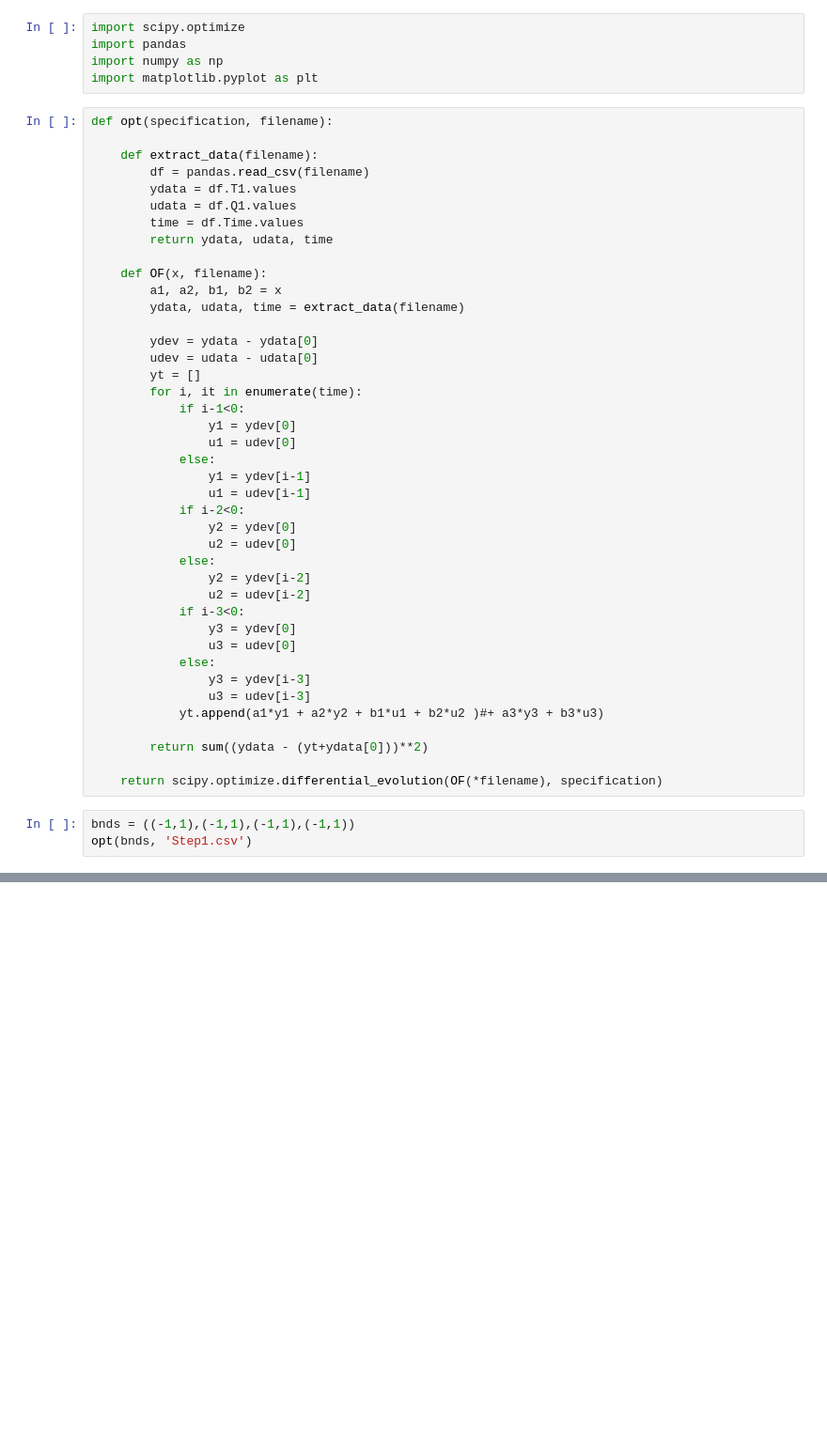
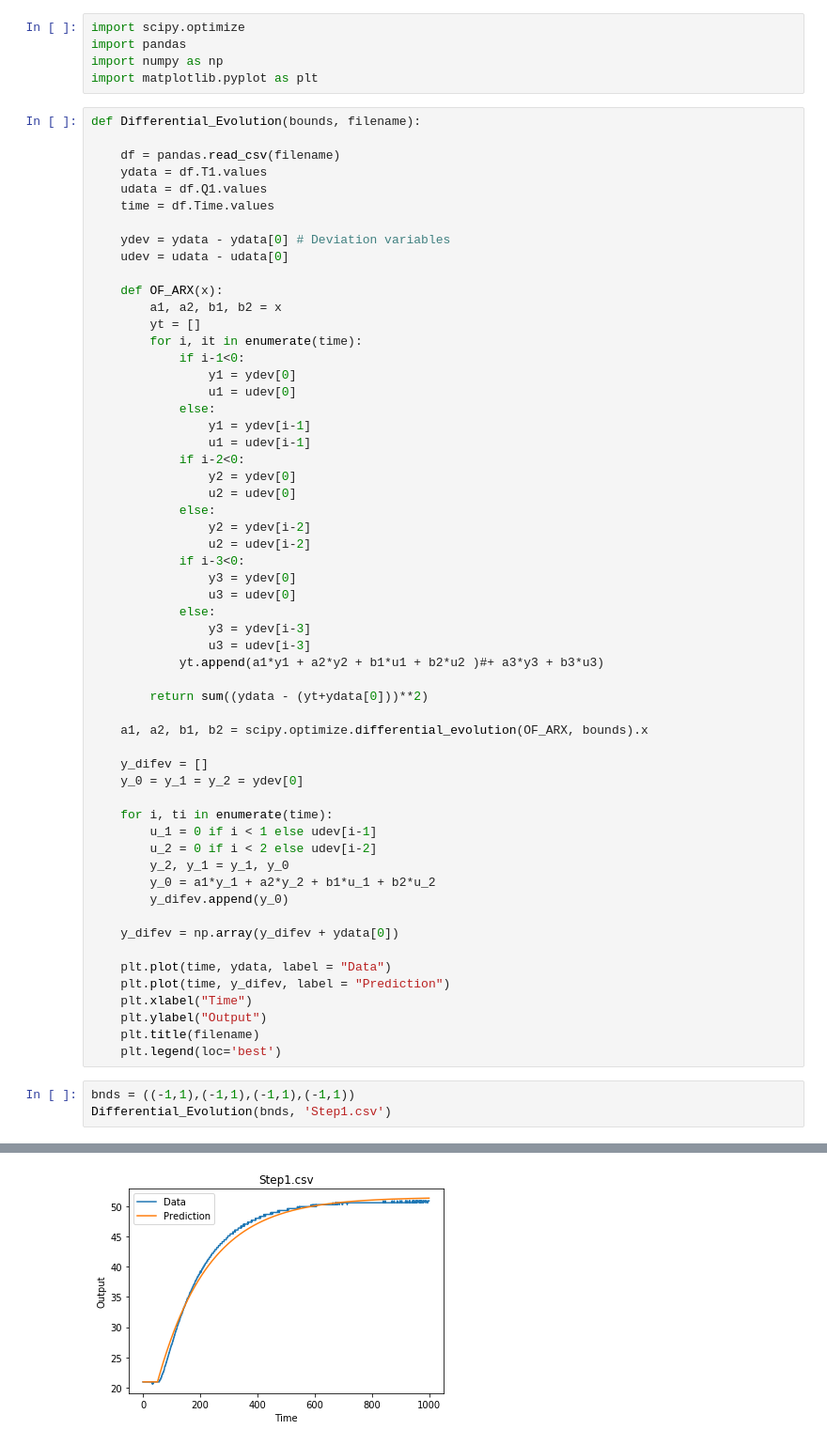
Before and after one commit to jmopperman/CSC411, a Jupyter notebook: Tidier optimization ID.ipynb, the cells around one changed output, grey strips where cells are left out. Shown at 94% size. Cells and saved outputs as stored; diff of their text form; blank space fills up the shorter version.

```diff
--- a/Tidier optimization ID.ipynb
+++ b/Tidier optimization ID.ipynb
@@ -4,21 +4,18 @@ import pandas
 import numpy as np
 import matplotlib.pyplot as plt
 # %%
-def opt(specification, filename):
+def Differential_Evolution(bounds, filename):
 
-    def extract_data(filename):
-        df = pandas.read_csv(filename)
-        ydata = df.T1.values
-        udata = df.Q1.values
-        time = df.Time.values
-        return ydata, udata, time
+    df = pandas.read_csv(filename)
+    ydata = df.T1.values
+    udata = df.Q1.values
+    time = df.Time.values
 
-    def OF(x, filename):
+    ydev = ydata - ydata[0] # Deviation variables
+    udev = udata - udata[0]
+
+    def OF_ARX(x):
         a1, a2, b1, b2 = x
-        ydata, udata, time = extract_data(filename)
-
-        ydev = ydata - ydata[0]
-        udev = udata - udata[0]
         yt = []
         for i, it in enumerate(time):
             if i-1<0:
@@ -43,8 +40,27 @@ def opt(specification, filename):
 
         return sum((ydata - (yt+ydata[0]))**2)
 
-    return scipy.optimize.differential_evolution(OF(*filename), specification)
+    a1, a2, b1, b2 = scipy.optimize.differential_evolution(OF_ARX, bounds).x
+
+    y_difev = []
+    y_0 = y_1 = y_2 = ydev[0]
+
+    for i, ti in enumerate(time):
+        u_1 = 0 if i < 1 else udev[i-1]
+        u_2 = 0 if i < 2 else udev[i-2]
+        y_2, y_1 = y_1, y_0
+        y_0 = a1*y_1 + a2*y_2 + b1*u_1 + b2*u_2
+        y_difev.append(y_0)
+
+    y_difev = np.array(y_difev + ydata[0])
+
+    plt.plot(time, ydata, label = "Data")
+    plt.plot(time, y_difev, label = "Prediction")
+    plt.xlabel("Time")
+    plt.ylabel("Output")
+    plt.title(filename)
+    plt.legend(loc='best')
 # %%
 bnds = ((-1,1),(-1,1),(-1,1),(-1,1))
-opt(bnds, 'Step1.csv')
+Differential_Evolution(bnds, 'Step1.csv')
 # %% [output]
@@ -51,0 +67 @@ TypeError: OF() takes 2 positional arguments but 9 were given
+[figure, added]
```
Also changed, not shown: parts of 3 cells of this notebook.
